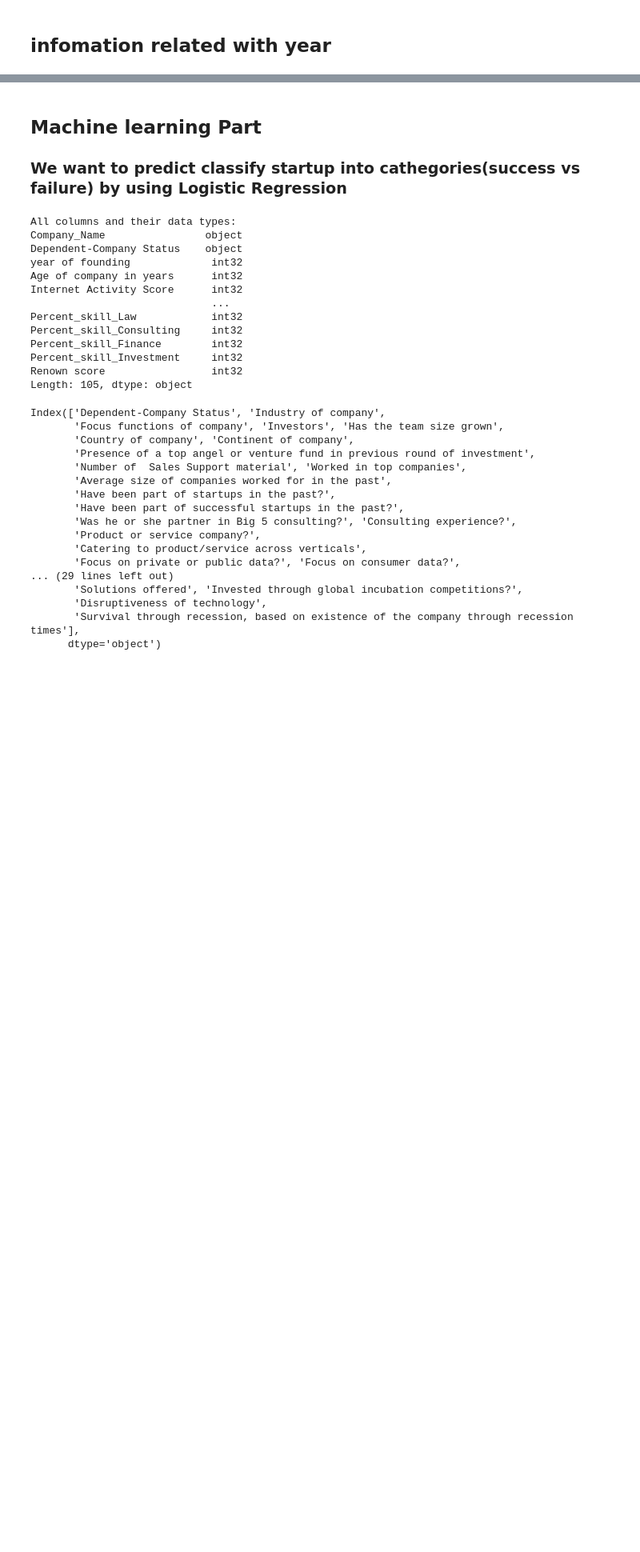
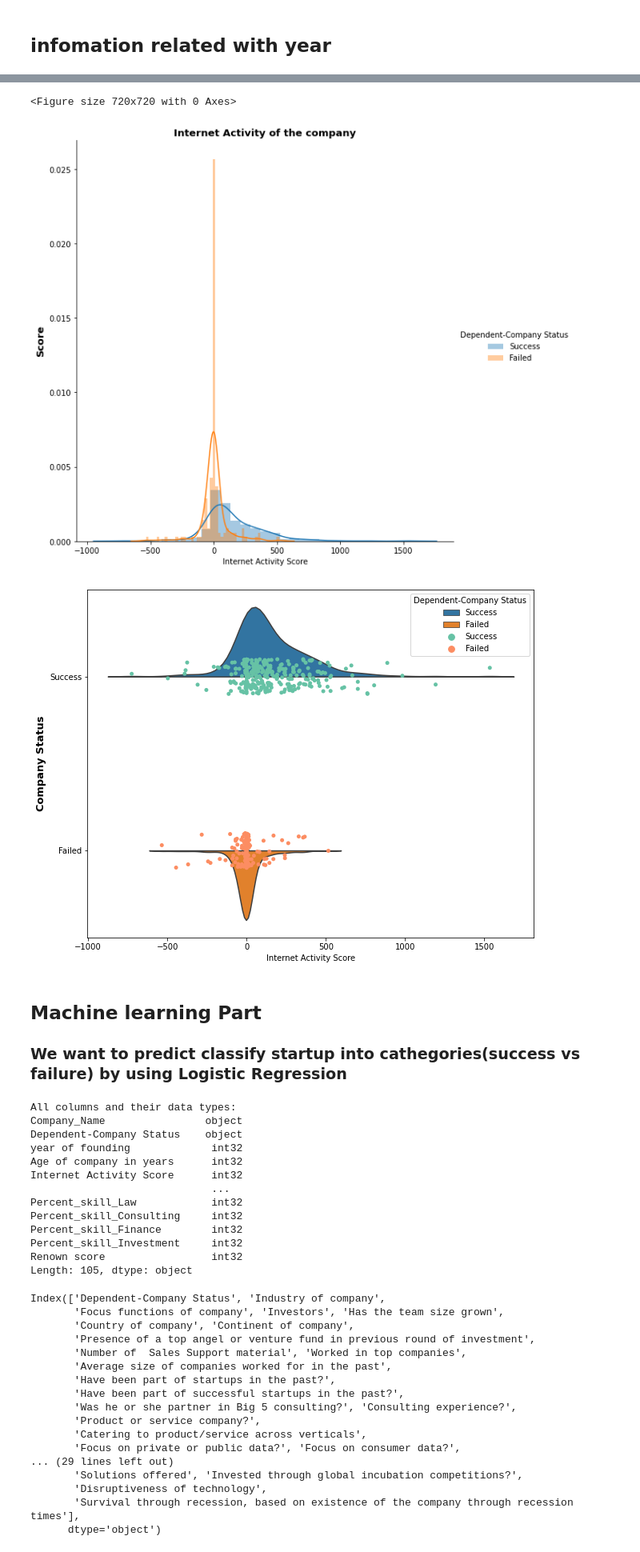
Before and after one commit to Nochsiv/DataScience_TUX, a Jupyter notebook: EDA startup_success_analysis.ipynb, the cells around one changed output, grey strips where cells are left out. Shown at 80% size. Cells and saved outputs as stored; diff of their text form; code cells hidden in the pictures; blank space fills up the shorter version.

```diff
--- a/EDA startup_success_analysis.ipynb
+++ b/EDA startup_success_analysis.ipynb
@@ -517,3 +542,25 @@ from sklearn import metrics
+# %%
+font={'weight' : 'bold',
+        'size': 13}
+plt.figure(figsize=(10,10))
+
+sns.FacetGrid(df,hue='Dependent-Company Status',height=8)\
+    .map(sns.distplot,'Internet Activity Score')\
+    .add_legend()
+plt.title("Internet Activity of the company",**font)
+plt.ylabel("Score",**font)
+plt.show()
+
+plt.figure(figsize=(10,8))
+sns.violinplot(data=df,y='Dependent-Company Status',x='Internet Activity Score',hue='Dependent-Company Status',
+                   split=True)
+sns.stripplot(data=df,y='Dependent-Company Status',x='Internet Activity Score',hue='Dependent-Company Status',jitter=True,palette="Set2")
+plt.ylabel("Company Status",**font)
+plt.show()
+# %% [output]
+<Figure size 720x720 with 0 Axes>
+[figure, added]
+[figure, added]
 # %% [markdown]
 ## Machine learning Part
 ### We want to predict classify startup into cathegories(success vs failure) by using Logistic Regression
```
Also changed, not shown: parts of 10 cells of this notebook, 1 other file.
